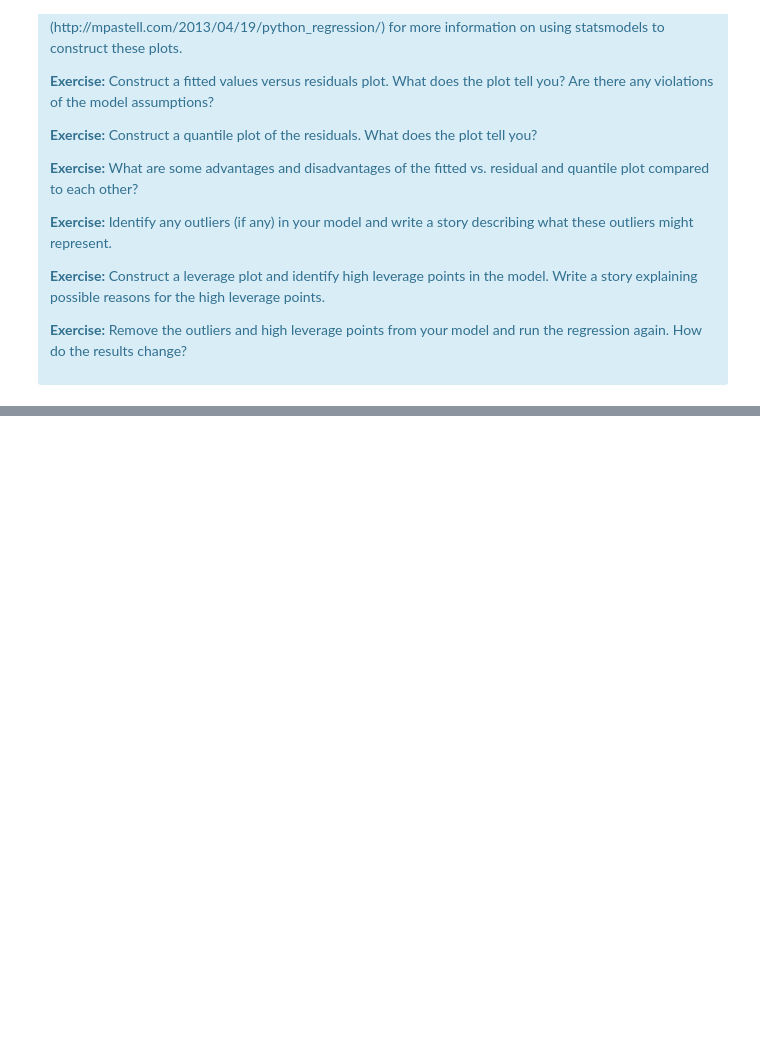
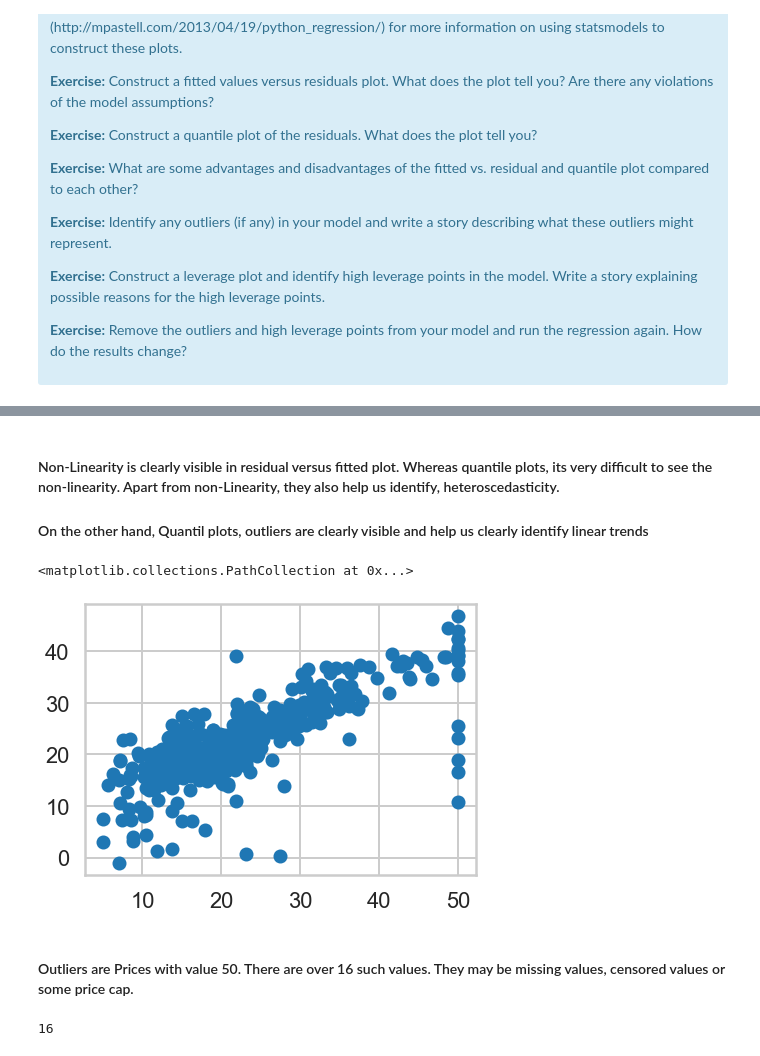
Before and after one commit to Sukhadia1/Springboard_DSC, a Jupyter notebook: Exercises/1554739630_linear_regression/linear_regression/Mini_Project_Linear_Regression.ipynb, the cells around one changed output, grey strips where cells are left out. Cells and saved outputs as stored; diff of their text form; code cells hidden in the pictures; blank space fills up the shorter version.

```diff
--- a/Exercises/1554739630_linear_regression/linear_regression/Mini_Project_Linear_Regression.ipynb
+++ b/Exercises/1554739630_linear_regression/linear_regression/Mini_Project_Linear_Regression.ipynb
@@ -795,0 +1004,14 @@ There are some other issues that are important investigate with linear regressio
+# %% [markdown]
+#### Non-Linearity is clearly visible in residual versus fitted plot. Whereas quantile plots, its very difficult to see the non-linearity. Apart from non-Linearity, they also help us identify, heteroscedasticity.
+#### On the other hand, Quantil plots, outliers are clearly visible and help us clearly identify linear trends
+# %%
+plt.scatter(y,y_predict)
+# %% [output]
+<matplotlib.collections.PathCollection at 0x...>
+[figure, added]
+# %% [markdown]
+#### Outliers are Prices with value 50. There are over 16 such values. They may be missing values, censored values or some price cap.
+# %%
+bos[bos.PRICE > 49].PRICE.count()
+# %% [output]
+16
```
Also changed, not shown: parts of 40 cells of this notebook.
